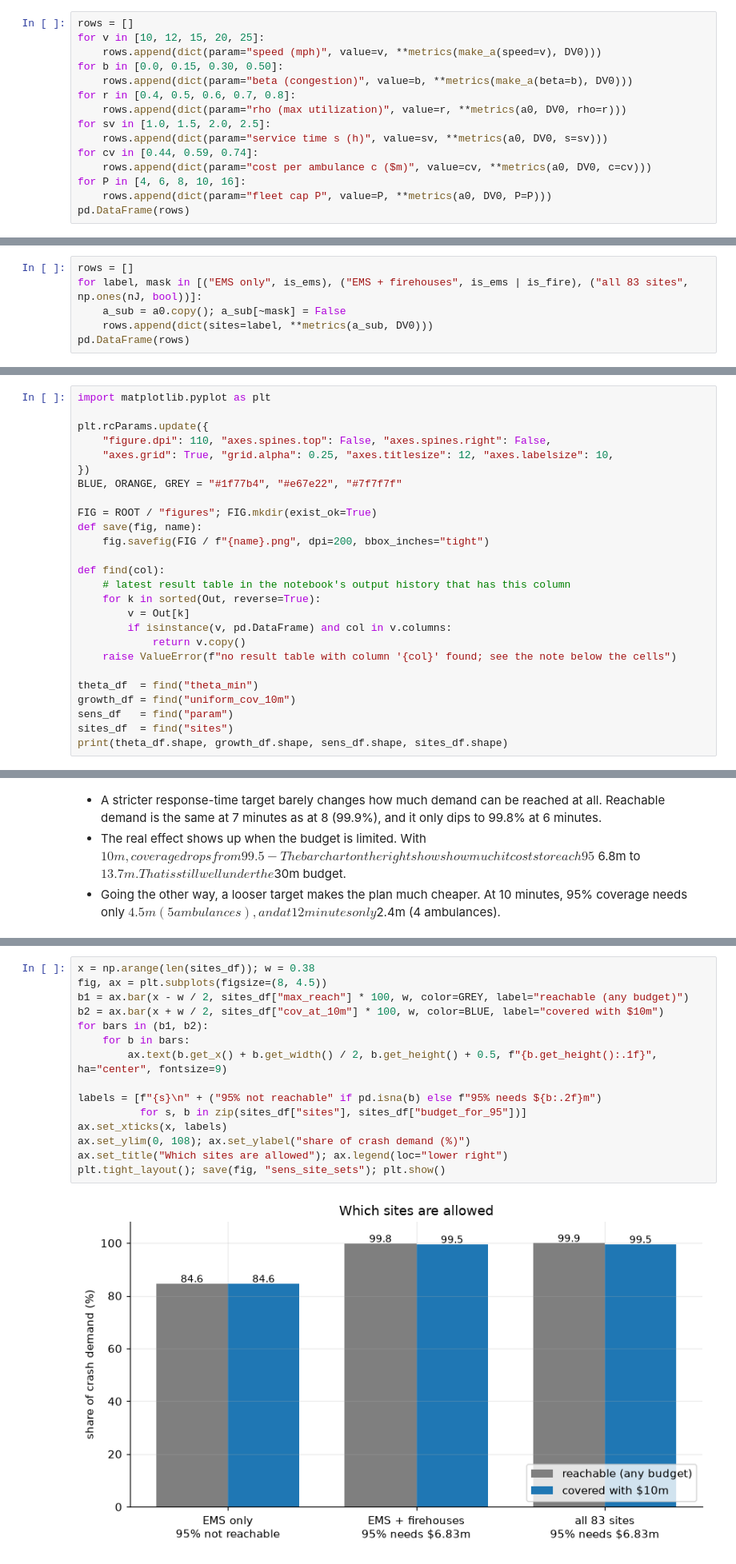
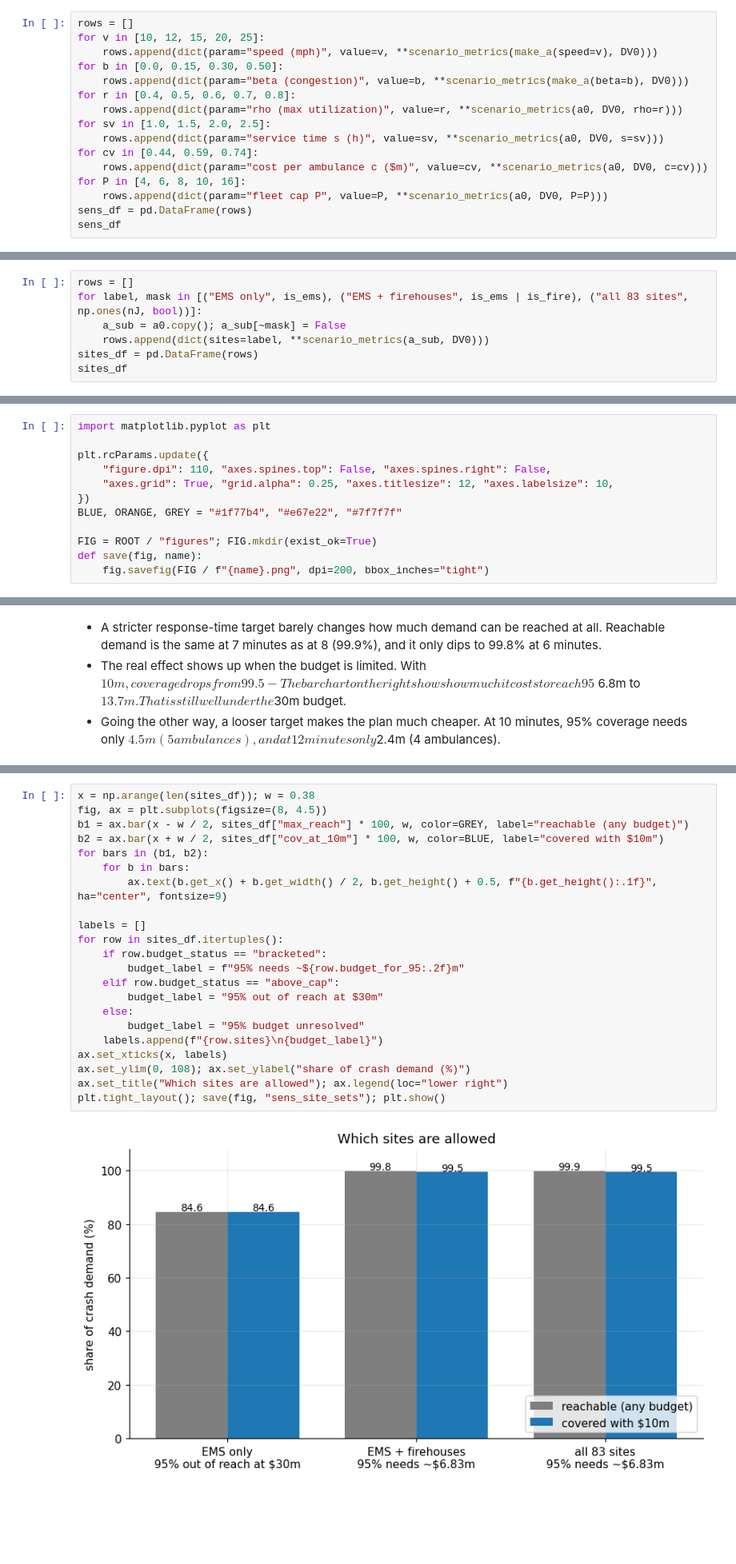
Before and after one commit to amirn7/ambulance-project-group-19-optimization, a Jupyter notebook: Notebooks/05_sensitivity_analysis.ipynb, the cells around one changed output, grey strips where cells are left out. Shown at 80% size. Drawn from its saved outputs; the diff is of its cells as text; blank space fills up the shorter version.

Commit message:
Improve budget search and add fixed-site Monte Carlo analysis

```diff
--- a/Notebooks/05_sensitivity_analysis.ipynb
+++ b/Notebooks/05_sensitivity_analysis.ipynb
@@ -240,16 +200,17 @@ def metrics(a, dv, **kw):
 # %%
 rows = []
 for v in [10, 12, 15, 20, 25]:
-    rows.append(dict(param="speed (mph)", value=v, **metrics(make_a(speed=v), DV0)))
+    rows.append(dict(param="speed (mph)", value=v, **scenario_metrics(make_a(speed=v), DV0)))
 for b in [0.0, 0.15, 0.30, 0.50]:
-    rows.append(dict(param="beta (congestion)", value=b, **metrics(make_a(beta=b), DV0)))
+    rows.append(dict(param="beta (congestion)", value=b, **scenario_metrics(make_a(beta=b), DV0)))
 for r in [0.4, 0.5, 0.6, 0.7, 0.8]:
-    rows.append(dict(param="rho (max utilization)", value=r, **metrics(a0, DV0, rho=r)))
+    rows.append(dict(param="rho (max utilization)", value=r, **scenario_metrics(a0, DV0, rho=r)))
 for sv in [1.0, 1.5, 2.0, 2.5]:
-    rows.append(dict(param="service time s (h)", value=sv, **metrics(a0, DV0, s=sv)))
+    rows.append(dict(param="service time s (h)", value=sv, **scenario_metrics(a0, DV0, s=sv)))
 for cv in [0.44, 0.59, 0.74]:
-    rows.append(dict(param="cost per ambulance c ($m)", value=cv, **metrics(a0, DV0, c=cv)))
+    rows.append(dict(param="cost per ambulance c ($m)", value=cv, **scenario_metrics(a0, DV0, c=cv)))
 for P in [4, 6, 8, 10, 16]:
-    rows.append(dict(param="fleet cap P", value=P, **metrics(a0, DV0, P=P)))
-pd.DataFrame(rows)
+    rows.append(dict(param="fleet cap P", value=P, **scenario_metrics(a0, DV0, P=P)))
+sens_df = pd.DataFrame(rows)
+sens_df
 # %% [output]
@@ -274,6 +235,7 @@ pd.DataFrame(rows)
 rows = []
 for label, mask in [("EMS only", is_ems), ("EMS + firehouses", is_ems | is_fire), ("all 83 sites", np.ones(nJ, bool))]:
     a_sub = a0.copy(); a_sub[~mask] = False
-    rows.append(dict(sites=label, **metrics(a_sub, DV0)))
-pd.DataFrame(rows)
+    rows.append(dict(sites=label, **scenario_metrics(a_sub, DV0)))
+sites_df = pd.DataFrame(rows)
+sites_df
 # %% [output]
@@ -293,17 +255,3 @@ BLUE, ORANGE, GREY = "#1f77b4", "#e67e22", "#7f7f7f"
 FIG = ROOT / "figures"; FIG.mkdir(exist_ok=True)
 def save(fig, name):
     fig.savefig(FIG / f"{name}.png", dpi=200, bbox_inches="tight")
-
-def find(col):
-    # latest result table in the notebook's output history that has this column
-    for k in sorted(Out, reverse=True):
-        v = Out[k]
-        if isinstance(v, pd.DataFrame) and col in v.columns:
-            return v.copy()
-    raise ValueError(f"no result table with column '{col}' found; see the note below the cells")
-
-theta_df  = find("theta_min")
-growth_df = find("uniform_cov_10m")
-sens_df   = find("param")
-sites_df  = find("sites")
-print(theta_df.shape, growth_df.shape, sens_df.shape, sites_df.shape)
@@ -427,20 +375,27 @@ plt.tight_layout(rect=(0, 0.03, 1, 1)); save(fig, "sens_ranking"); plt.show()
 # %%
 x = np.arange(len(sites_df)); w = 0.38
 fig, ax = plt.subplots(figsize=(8, 4.5))
 b1 = ax.bar(x - w / 2, sites_df["max_reach"] * 100, w, color=GREY, label="reachable (any budget)")
 b2 = ax.bar(x + w / 2, sites_df["cov_at_10m"] * 100, w, color=BLUE, label="covered with $10m")
 for bars in (b1, b2):
     for b in bars:
         ax.text(b.get_x() + b.get_width() / 2, b.get_height() + 0.5, f"{b.get_height():.1f}", ha="center", fontsize=9)
 
-labels = [f"{s}\n" + ("95% not reachable" if pd.isna(b) else f"95% needs ${b:.2f}m")
-          for s, b in zip(sites_df["sites"], sites_df["budget_for_95"])]
+labels = []
+for row in sites_df.itertuples():
+    if row.budget_status == "bracketed":
+        budget_label = f"95% needs ~${row.budget_for_95:.2f}m"
+    elif row.budget_status == "above_cap":
+        budget_label = "95% out of reach at $30m"
+    else:
+        budget_label = "95% budget unresolved"
+    labels.append(f"{row.sites}\n{budget_label}")
 ax.set_xticks(x, labels)
 ax.set_ylim(0, 108); ax.set_ylabel("share of crash demand (%)")
 ax.set_title("Which sites are allowed"); ax.legend(loc="lower right")
 plt.tight_layout(); save(fig, "sens_site_sets"); plt.show()
 # %% [output]
-[figure, old version]
+[figure, new version]
 # %% [markdown]
 - In our original solution, we assume that all 83 candidate sites can be used: 14 EMS stations, 47 firehouses and 22 hospitals. Here we test what happens to maximum coverage, coverage with $10 million and the budget needed for 95% coverage if some of those sites are not available.
 - In the base case, with all 83 sites, 99.9% of crash demand is within reach of at least one site, coverage with $10 million is 99.5% and reaching 95% coverage costs $6.83 million.
```
Also changed, not shown: parts of 13 cells of this notebook, 10 other files.
